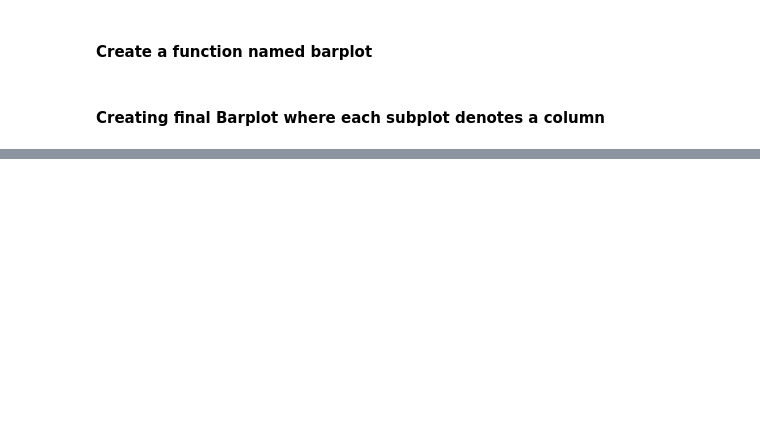
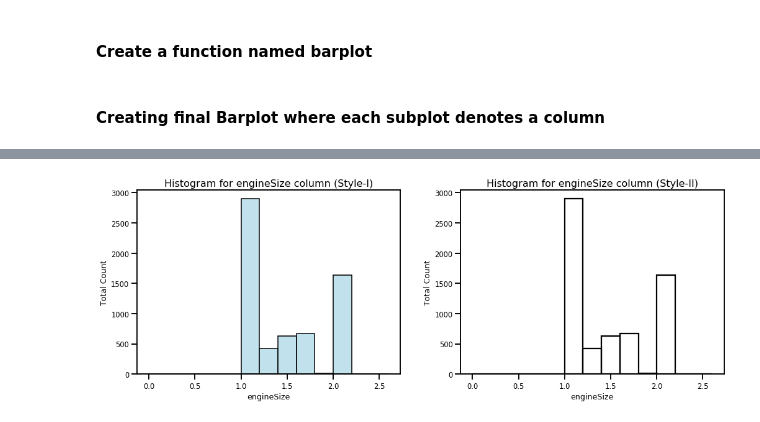
Before and after one commit to roypriyanka7/Skoda_Used_Car_Analysis, a Jupyter notebook: skoda_used_car_EDA.ipynb, the cells around one changed output, grey strips where cells are left out. Drawn from its saved outputs; the diff is of its cells as text; code cells hidden in the pictures; blank space fills up the shorter version.

```diff
--- a/skoda_used_car_EDA.ipynb
+++ b/skoda_used_car_EDA.ipynb
@@ -128,0 +195,19 @@ plt.show()
+# %%
+plt.figure(figsize=(15,6))
+
+sns.set_context('talk', font_scale= 0.7)
+
+plt.subplot(1,2,1)
+sns.histplot(data=df, x='engineSize', binwidth= 0.2 ,  color= 'lightblue')
+plt.title("Histogram for engineSize column (Style-I)", fontsize= '16')
+plt.ylabel("Total Count")
+
+plt.subplot(1,2,2)
+sns.histplot(data=df, x='engineSize', binwidth= 0.2, color= 'black', fill= False)
+plt.title("Histogram for engineSize column (Style-II)", fontsize= '16')
+plt.ylabel("Total Count")
+
+plt.tight_layout(pad= 3)
+plt.show()
+# %% [output]
+[figure, added]
```
Also changed, not shown: parts of 24 cells of this notebook.
